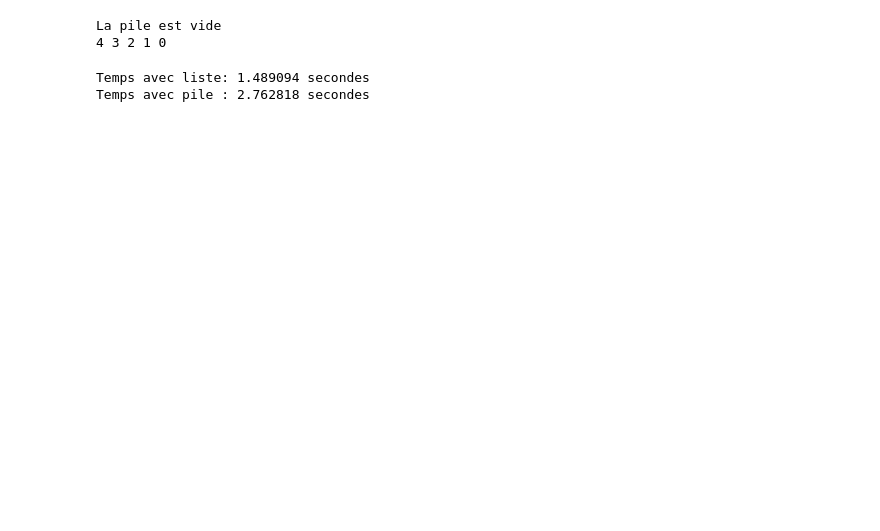
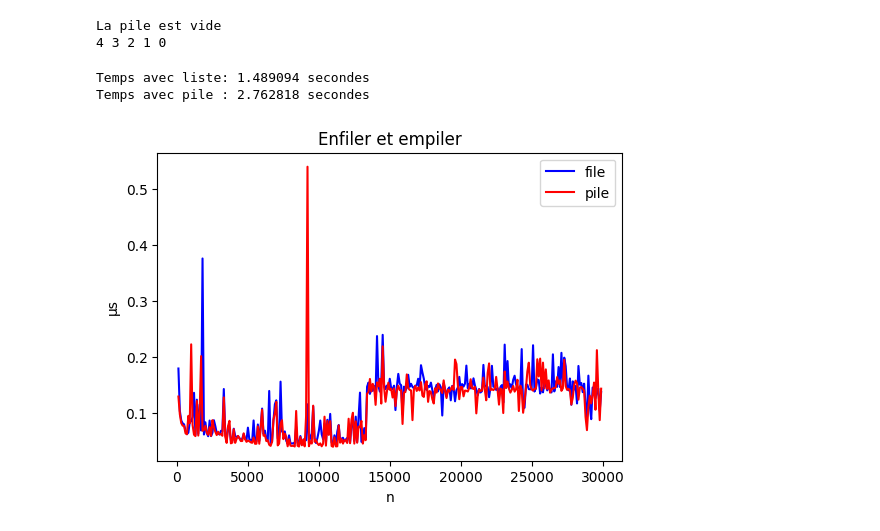
Before and after one commit to 420-CF2-BB/420-CF2-BB-Solutions, a Jupyter notebook: Module_3--Piles,files_et_listes/exercices_3.ipynb, the cells around one changed output. Cells and saved outputs as stored; diff of their text form; code cells hidden in the pictures; blank space fills up the shorter version.

```diff
--- a/Module_3--Piles,files_et_listes/exercices_3.ipynb
+++ b/Module_3--Piles,files_et_listes/exercices_3.ipynb
@@ -83,23 +84,83 @@ Temps avec pile : 2.762818 secondes
 # %%
 #@title Exercice 3.4
 
-def liste_inverse_amelioree(n):
-    valeurs = list(range(n-1, -1, -1))
-    return valeurs
+class File:
+    def __init__(self):
+        self._elements = []
 
-temps = []
-quantite_donnees = [100]
+    def enfiler(self, elem):
+        self._elements.append(elem)
 
-for i in range(300):
-    quantite_donnees.append(quantite_donnees[-1] + 100)
+    def defiler(self):
+        if self.est_vide():
+            raise IndexError
+        return self._elements.pop(0)
+
+    def est_vide(self):
+        return len(self._elements) == 0
+
+def enfiler_elements(une_file, elements):
+    for element in elements:
+        une_file.enfiler(element)
+
+def defiler_elements(une_file):
+    while not une_file.est_vide():
+        une_file.defiler()
+
+def empiler_elements(une_pile, elements):
+    for element in elements:
+        une_pile.empiler(element)
+
+def depiler_elements(une_pile):
+    while not une_pile.est_vide():
+        une_pile.depiler()
+
+temps_empiler = []
+temps_enfiler = []
+
+temps_depiler = []
+temps_defiler = []
+
+quantite_donnees = list(range(100, 30000, 100))
 
 for n in quantite_donnees:
-    temps_execution = timeit.timeit(lambda: liste_inverse_amelioree(n), number=500)
-    temps.append(temps_execution / 1000)
+    une_file = File()
+    une_pile = Pile()
+    elements = list(range(n))
 
-plt.figure(figsize=(3,6))
-plt.title("Performance de liste_inverse_amelioree")
+    temps_execution_file = timeit.timeit(lambda: enfiler_elements(une_file, elements), number=1)
+    temp_file = temps_execution_file / n   # On veut le coût moyen de l'opération enfiler quand n grandit
+    temps_enfiler.append(temp_file * 1000000)
+
+    temps_execution_pile = timeit.timeit(lambda: empiler_elements(une_pile, elements), number=1)
+    temp_pile = temps_execution_pile / n   # On veut le coût moyen de l'opération defiler quand n grandit
+    temps_empiler.append(temp_pile * 1000000)
+
+    temps_execution_file = timeit.timeit(lambda: defiler_elements(une_file), number=1)
+    temp_file = temps_execution_file / n   # On veut le coût moyen de l'opération empiler quand n grandit
+    temps_defiler.append(temp_file * 1000)
+
+    temps_execution_pile = timeit.timeit(lambda: depiler_elements(une_pile), number=1)
+    temp_pile = temps_execution_pile / n   # On veut le coût moyen de l'opération depiler quand n grandit
+    temps_depiler.append(temp_pile * 1000)
+
+
+plt.figure(figsize=(6,4))
+plt.title("Enfiler et empiler")
 plt.xlabel("n")
-plt.ylabel("secondes", rotation=90)
-plt.plot(quantite_donnees, temps, "-b")
+plt.ylabel("µs", rotation=90)
+plt.plot(quantite_donnees, temps_enfiler, "-b", label="file")
+plt.plot(quantite_donnees, temps_empiler, "-r", label="pile")
+plt.legend()
 plt.show()
+
+plt.figure(figsize=(6,4))
+plt.title("Défiler et dépiler")
+plt.xlabel("n")
+plt.ylabel("ms", rotation=90)
+plt.plot(quantite_donnees, temps_defiler, "-b", label="file")
+plt.plot(quantite_donnees, temps_depiler, "-r", label="pile")
+plt.legend()
+plt.show()
+# %% [output]
+[figure, added]
```
Also changed, not shown: parts of 5 cells of this notebook.
